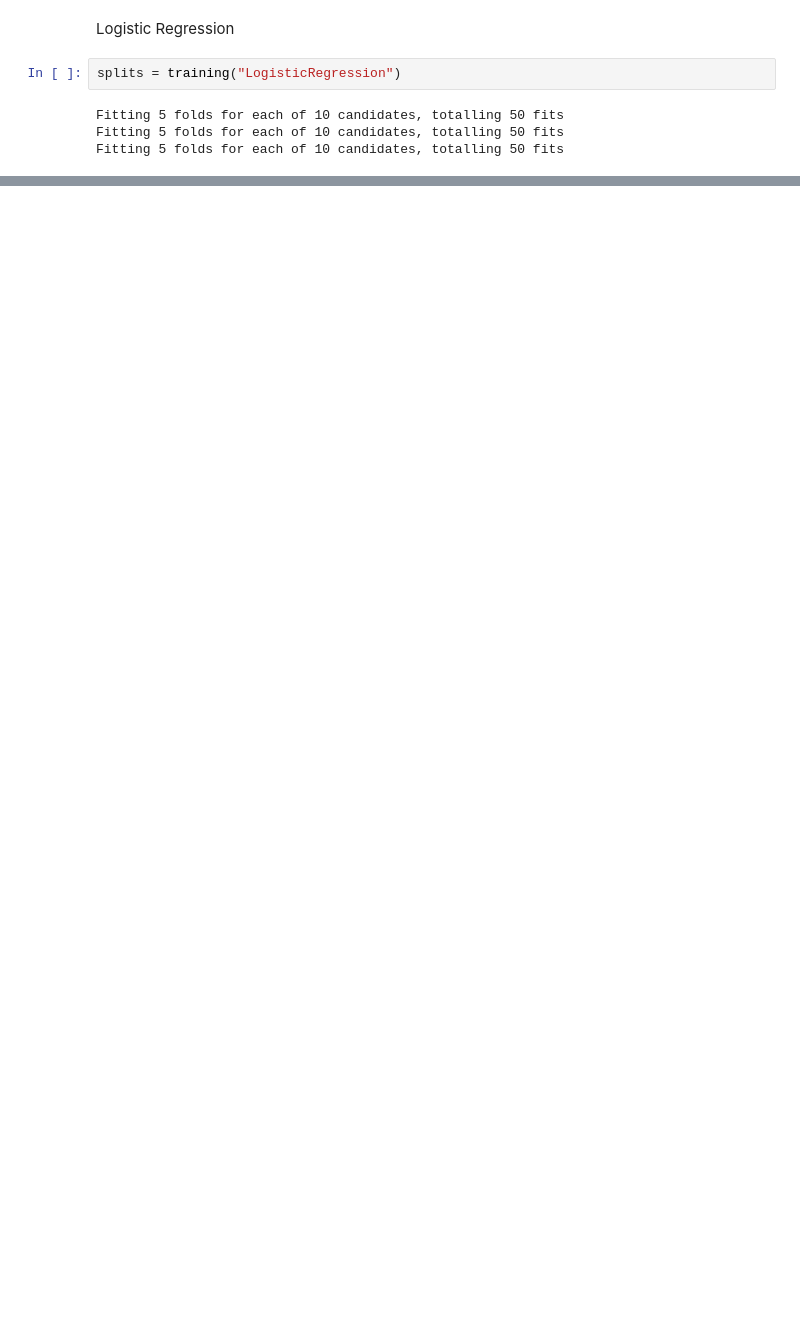
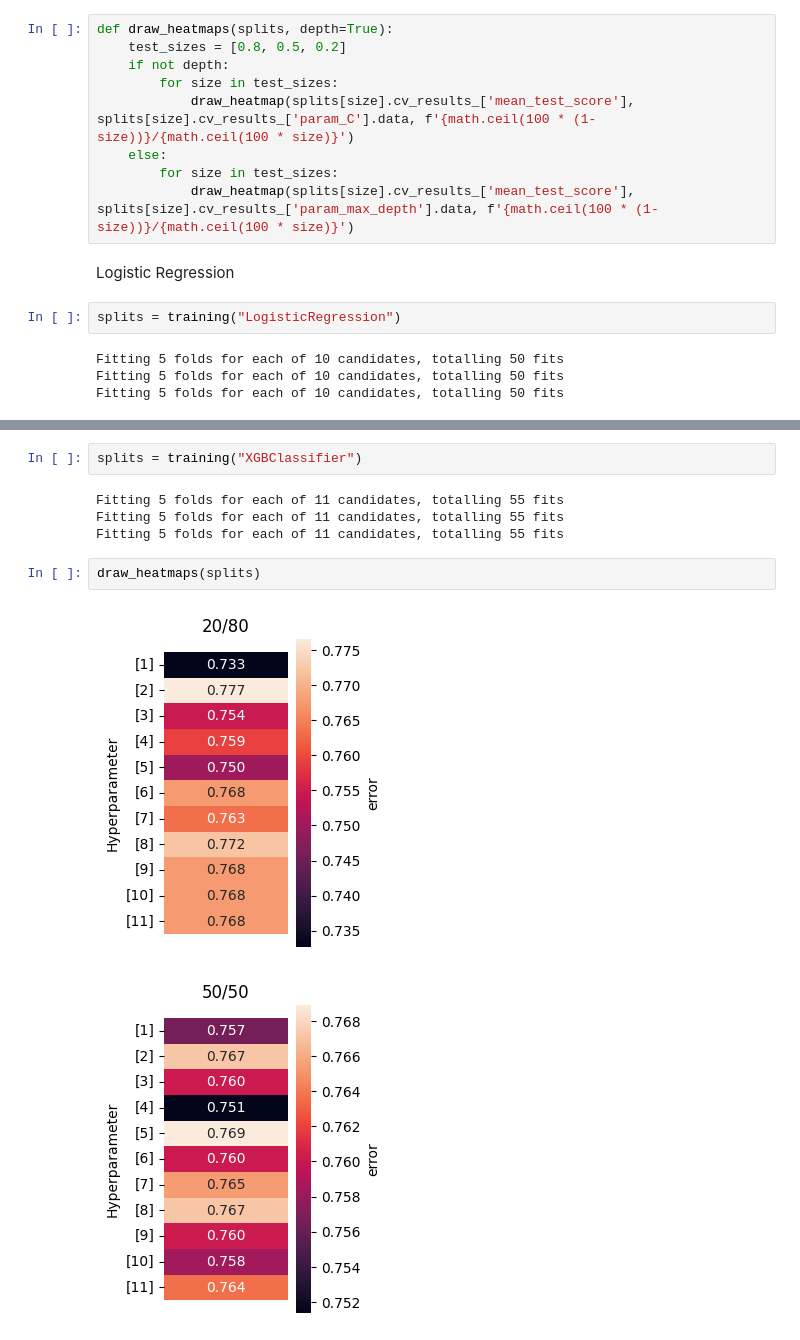
Before and after one commit to e7song/comparing-classification-algorithms, a Jupyter notebook: code/wine-code.ipynb, the cells around one changed output, grey strips where cells are left out. Saved outputs shown, nothing was run; the diff lists cells and outputs as text; blank space fills up the shorter version.

```diff
--- a/code/wine-code.ipynb
+++ b/code/wine-code.ipynb
@@ -80,3 +97,12 @@ def draw_heatmap(errors, C_list, title):
+# %%
+def draw_heatmaps(splits, depth=True):
+    test_sizes = [0.8, 0.5, 0.2]
+    if not depth:
+        for size in test_sizes:
+            draw_heatmap(splits[size].cv_results_['mean_test_score'], splits[size].cv_results_['param_C'].data, f'{math.ceil(100 * (1-size))}/{math.ceil(100 * size)}')
+    else:
+        for size in test_sizes:
+            draw_heatmap(splits[size].cv_results_['mean_test_score'], splits[size].cv_results_['param_max_depth'].data, f'{math.ceil(100 * (1-size))}/{math.ceil(100 * size)}')
 # %% [markdown]
 Logistic Regression
 # %%
@@ -87,0 +141,11 @@ Fitting 5 folds for each of 10 candidates, totalling 50 fits
+# %%
+splits = training("XGBClassifier")
+# %% [output]
+Fitting 5 folds for each of 11 candidates, totalling 55 fits
+Fitting 5 folds for each of 11 candidates, totalling 55 fits
+Fitting 5 folds for each of 11 candidates, totalling 55 fits
+# %%
+draw_heatmaps(splits)
+# %% [output]
+[figure, added]
+[figure, added]
```
Also changed, not shown: parts of 13 cells of this notebook, 3 other files.
